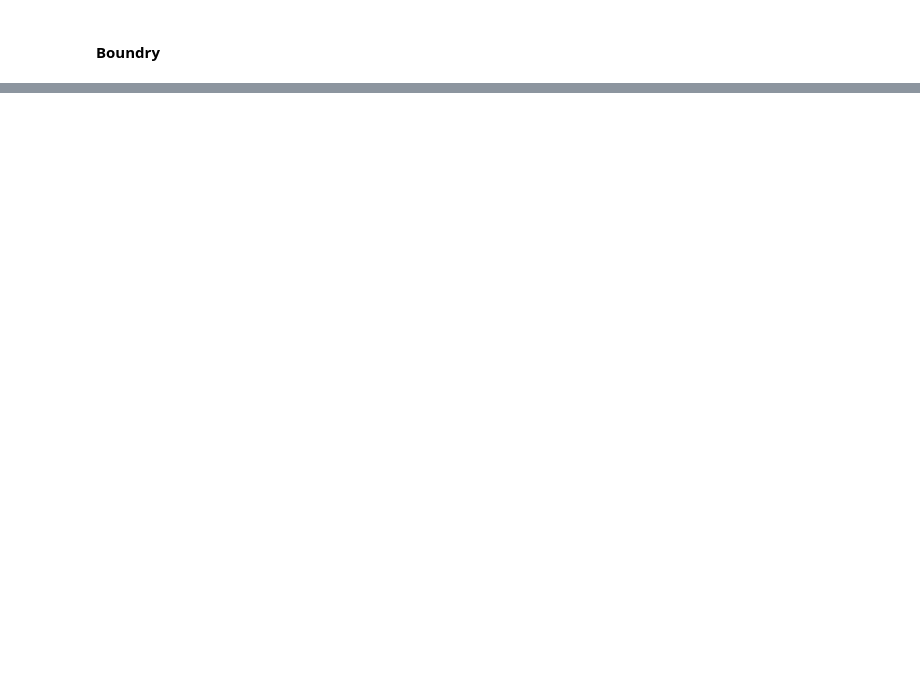
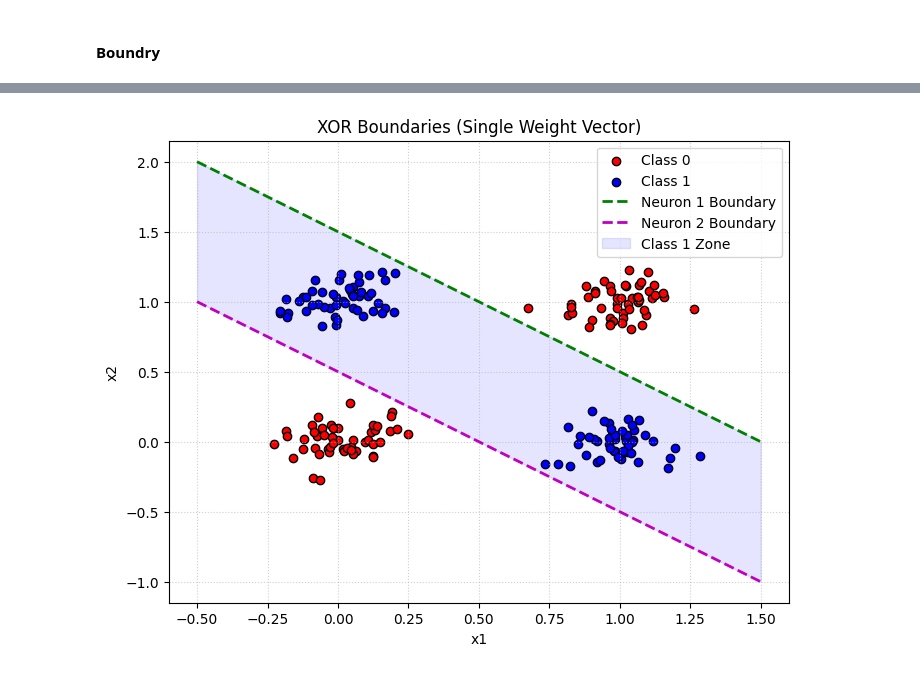
Before and after one commit to BassemArfaoui/TPs-Deep-Learning-INSAT-RT4-2025-2026, a Jupyter notebook: exemple_cours/xor_example/xor_perceptron.ipynb, the cells around one changed output, grey strips where cells are left out. Drawn from its saved outputs; the diff is of its cells as text; code cells hidden in the pictures; blank space fills up the shorter version.

Commit message:
add a new xor boundry function

```diff
--- a/exemple_cours/xor_example/xor_perceptron.ipynb
+++ b/exemple_cours/xor_example/xor_perceptron.ipynb
@@ -133,0 +136,41 @@ plot_xor_boundary(X, y)
+# %%
+def plot_xor_boundry_by_lines(X, y, w):
+    x_vals = np.linspace(-0.5, 1.5, 100)
+
+    # unpack w
+    b1, b2 = w[0], w[1]
+    w1, w2 = w[3], w[4]
+    w3, w4 = w[5], w[6]
+
+    # Line 1
+    m1 = -(w1 / w3)
+    c1 = -(b1 / w3)
+    y_1 = (m1 * x_vals) + c1
+
+    # Line 2
+    m2 = -(w2 / w4)
+    c2 = -(b2 / w4)
+    y_2 = (m2 * x_vals) + c2
+
+    plt.figure(figsize=(8, 6))
+
+    # Plot Data
+    plt.scatter(X[y == 0][:, 0], X[y == 0][:, 1], c='red', edgecolor='k', label='Class 0')
+    plt.scatter(X[y == 1][:, 0], X[y == 1][:, 1], c='blue', edgecolor='k', label='Class 1')
+
+    # Plot Lines
+    plt.plot(x_vals, y_1, 'g--', linewidth=2, label='Neuron 1 Boundary')
+    plt.plot(x_vals, y_2, 'm--', linewidth=2, label='Neuron 2 Boundary')
+
+    plt.fill_between(x_vals, y_2, y_1, color='blue', alpha=0.1, label='Class 1 Zone')
+
+    plt.title('XOR Boundaries (Single Weight Vector)')
+    plt.xlabel('x1')
+    plt.ylabel('x2')
+    plt.legend(loc='upper right')
+    plt.grid(True, linestyle=':', alpha=0.6)
+
+
+plot_xor_boundry_by_lines(X, y, w)
+# %% [output]
+[figure, added]
```
Also changed, not shown: parts of 3 cells of this notebook.
